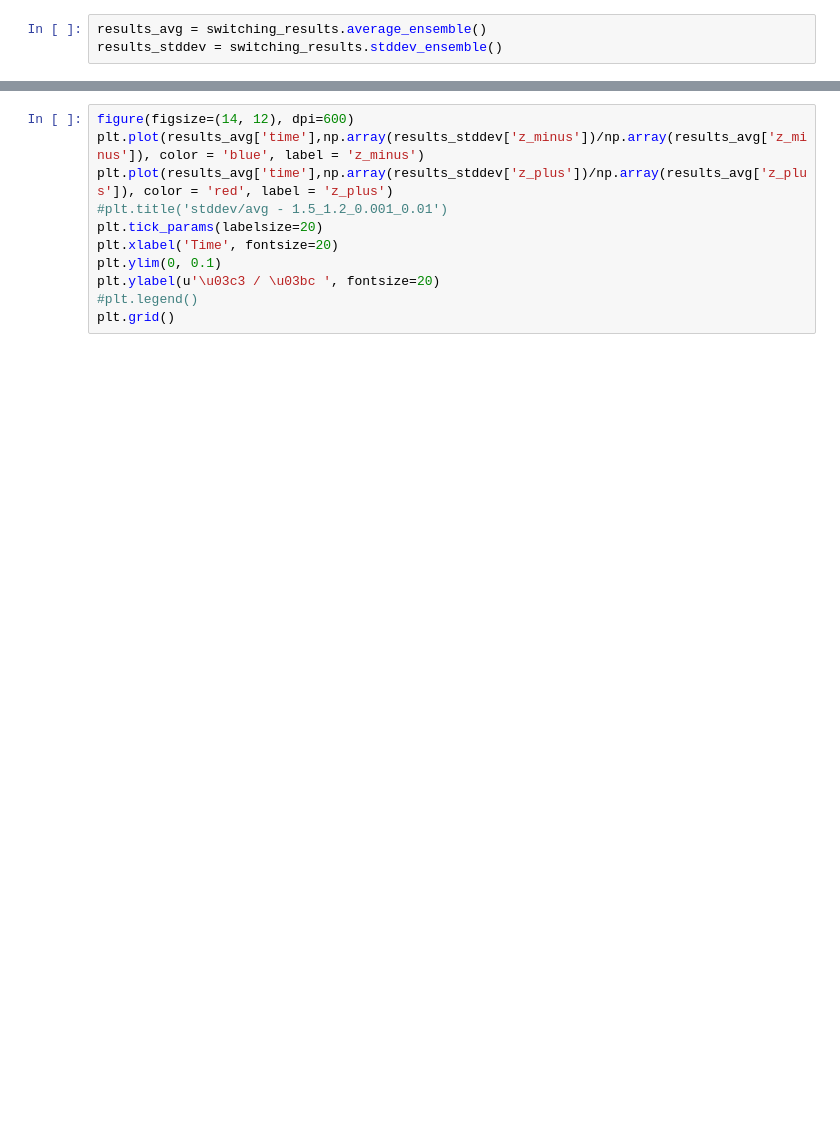
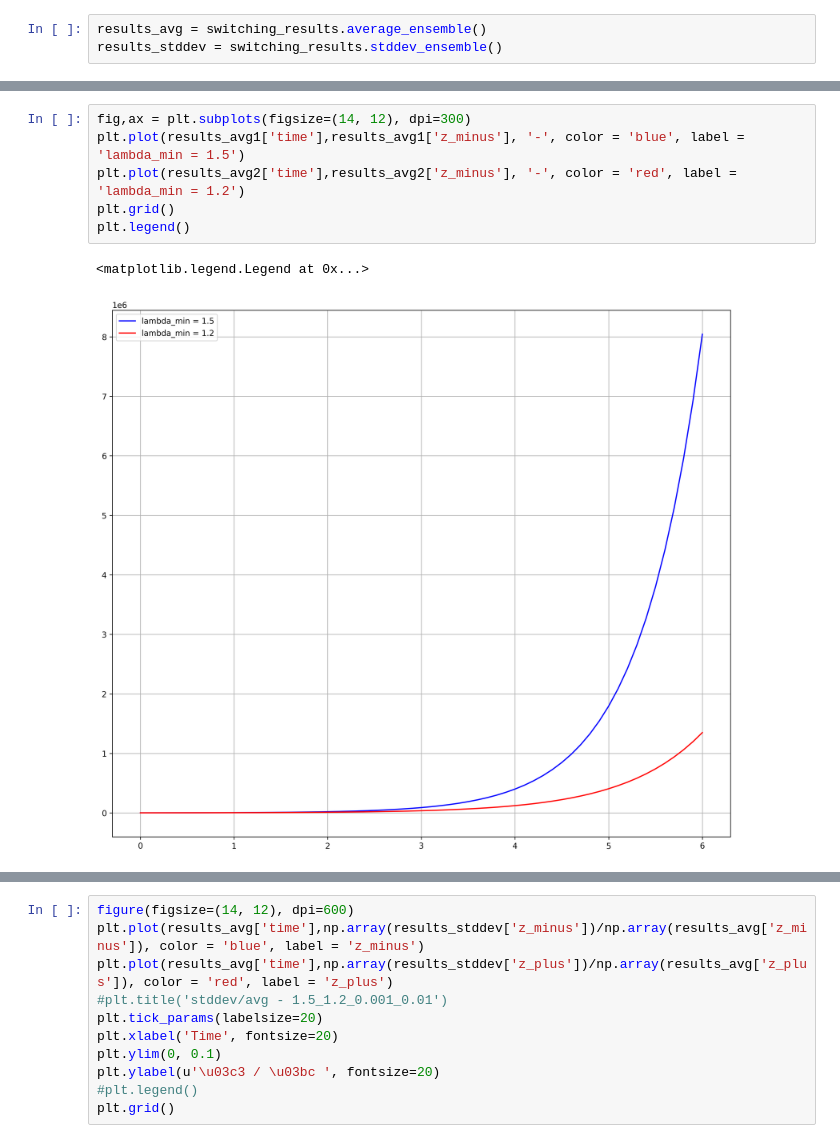
Before and after one commit to claracanavese/PEPI, a Jupyter notebook: gillespie.ipynb, the cells around one changed output, grey strips where cells are left out. Saved outputs shown, nothing was run; the diff lists cells and outputs as text; blank space fills up the shorter version.

```diff
--- a/gillespie.ipynb
+++ b/gillespie.ipynb
@@ -53,2 +97,11 @@ results_stddev = switching_results.stddev_ensemble()
+# %%
+fig,ax = plt.subplots(figsize=(14, 12), dpi=300)
+plt.plot(results_avg1['time'],results_avg1['z_minus'], '-', color = 'blue', label = 'lambda_min = 1.5')
+plt.plot(results_avg2['time'],results_avg2['z_minus'], '-', color = 'red', label = 'lambda_min = 1.2')
+plt.grid()
+plt.legend()
+# %% [output]
+<matplotlib.legend.Legend at 0x...>
+[figure, added]
 # %%
 #figure(figsize=(14, 12), dpi=600)
```
Also changed, not shown: parts of 10 cells of this notebook.
